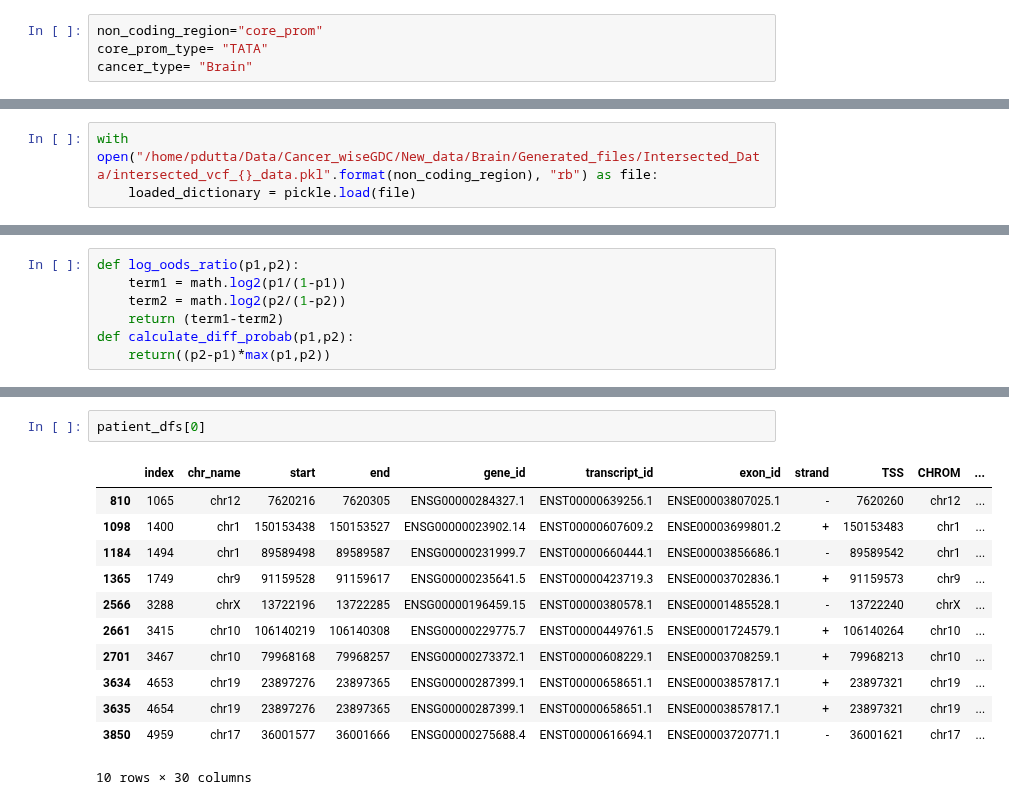
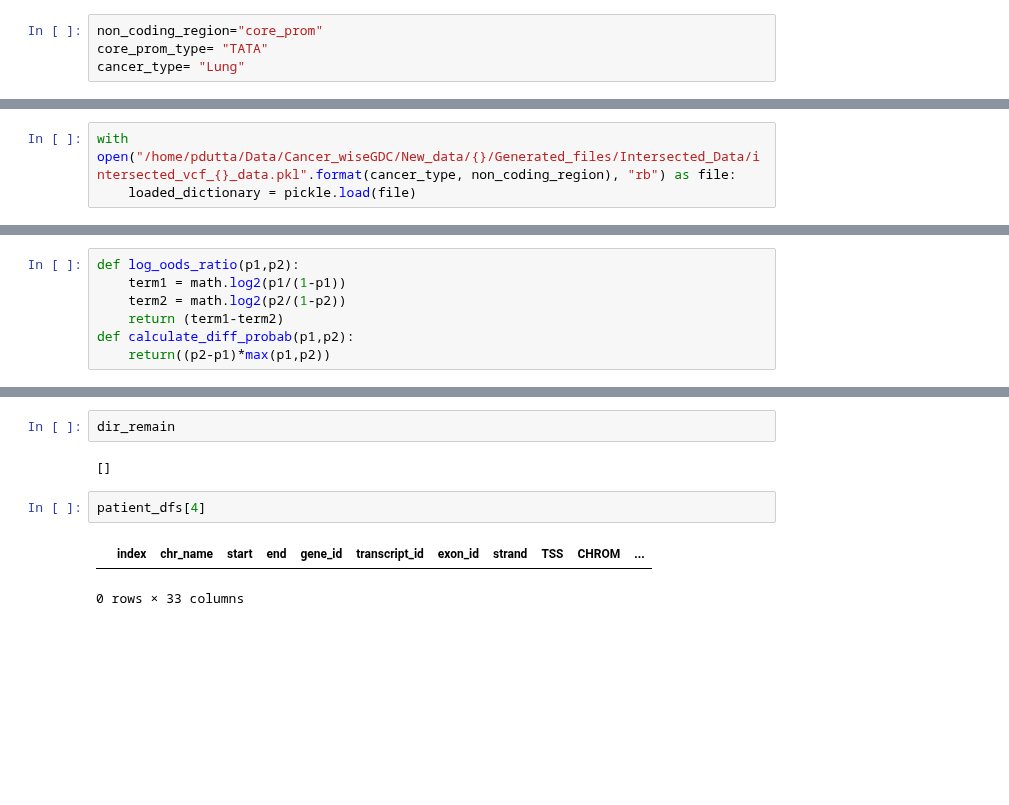
Before and after one commit to duttaprat/Postdoc, a Jupyter notebook: Genetic_variant/GDC_VCF/variant_analysis/DNABERT_postprocessing_TATA_probab.ipynb, the cells around one changed output, grey strips where cells are left out. Cells and saved outputs as stored; diff of their text form; blank space fills up the shorter version.

```diff
--- a/Genetic_variant/GDC_VCF/variant_analysis/DNABERT_postprocessing_TATA_probab.ipynb
+++ b/Genetic_variant/GDC_VCF/variant_analysis/DNABERT_postprocessing_TATA_probab.ipynb
@@ -12,6 +12,6 @@ from IPython.display import display, HTML
 # %%
 non_coding_region="core_prom"
 core_prom_type= "TATA"
-cancer_type= "Brain"
+cancer_type= "Lung"
 # %%
 base_dir = "/home/pdutta/Data/Cancer_wiseGDC/New_data/{}/Generated_files/DNABERT_Data/{}/Patient_wise".format(cancer_type, non_coding_region)
@@ -38,5 +77,5 @@ df_core_prom
 # %%
-with open("/home/pdutta/Data/Cancer_wiseGDC/New_data/Brain/Generated_files/Intersected_Data/intersected_vcf_{}_data.pkl".format(non_coding_region), "rb") as file:
+with open("/home/pdutta/Data/Cancer_wiseGDC/New_data/{}/Generated_files/Intersected_Data/intersected_vcf_{}_data.pkl".format(cancer_type, non_coding_region), "rb") as file:
     loaded_dictionary = pickle.load(file)
 # %%
 len(loaded_dictionary)
@@ -109,16 +156,10 @@ FileNotFoundError: [Errno 2] No such file or directory: '/home/pdutta/Data/Cance
+# %%
+dir_remain
+# %% [output]
+[]
 # %%
-patient_dfs[0]
+patient_dfs[4]
 # %% [output]
 |  | index | chr_name | start | end | gene_id | transcript_id | exon_id | strand | TSS | CHROM | ... |
-| 810 | 1065 | chr12 | 7620216 | 7620305 | ENSG00000284327.1 | ENST00000639256.1 | ENSE00003807025.1 | - | 7620260 | chr12 | ... |
-| 1098 | 1400 | chr1 | 150153438 | 150153527 | ENSG00000023902.14 | ENST00000607609.2 | ENSE00003699801.2 | + | 150153483 | chr1 | ... |
-| 1184 | 1494 | chr1 | 89589498 | 89589587 | ENSG00000231999.7 | ENST00000660444.1 | ENSE00003856686.1 | - | 89589542 | chr1 | ... |
-| 1365 | 1749 | chr9 | 91159528 | 91159617 | ENSG00000235641.5 | ENST00000423719.3 | ENSE00003702836.1 | + | 91159573 | chr9 | ... |
-| 2566 | 3288 | chrX | 13722196 | 13722285 | ENSG00000196459.15 | ENST00000380578.1 | ENSE00001485528.1 | - | 13722240 | chrX | ... |
-| 2661 | 3415 | chr10 | 106140219 | 106140308 | ENSG00000229775.7 | ENST00000449761.5 | ENSE00001724579.1 | + | 106140264 | chr10 | ... |
-| 2701 | 3467 | chr10 | 79968168 | 79968257 | ENSG00000273372.1 | ENST00000608229.1 | ENSE00003708259.1 | + | 79968213 | chr10 | ... |
-| 3634 | 4653 | chr19 | 23897276 | 23897365 | ENSG00000287399.1 | ENST00000658651.1 | ENSE00003857817.1 | + | 23897321 | chr19 | ... |
-| 3635 | 4654 | chr19 | 23897276 | 23897365 | ENSG00000287399.1 | ENST00000658651.1 | ENSE00003857817.1 | + | 23897321 | chr19 | ... |
-| 3850 | 4959 | chr17 | 36001577 | 36001666 | ENSG00000275688.4 | ENST00000616694.1 | ENSE00003720771.1 | - | 36001621 | chr17 | ... |
-10 rows × 30 columns
+0 rows × 33 columns
 # %%
```
Also changed, not shown: parts of 23 cells of this notebook, 32 other files.
